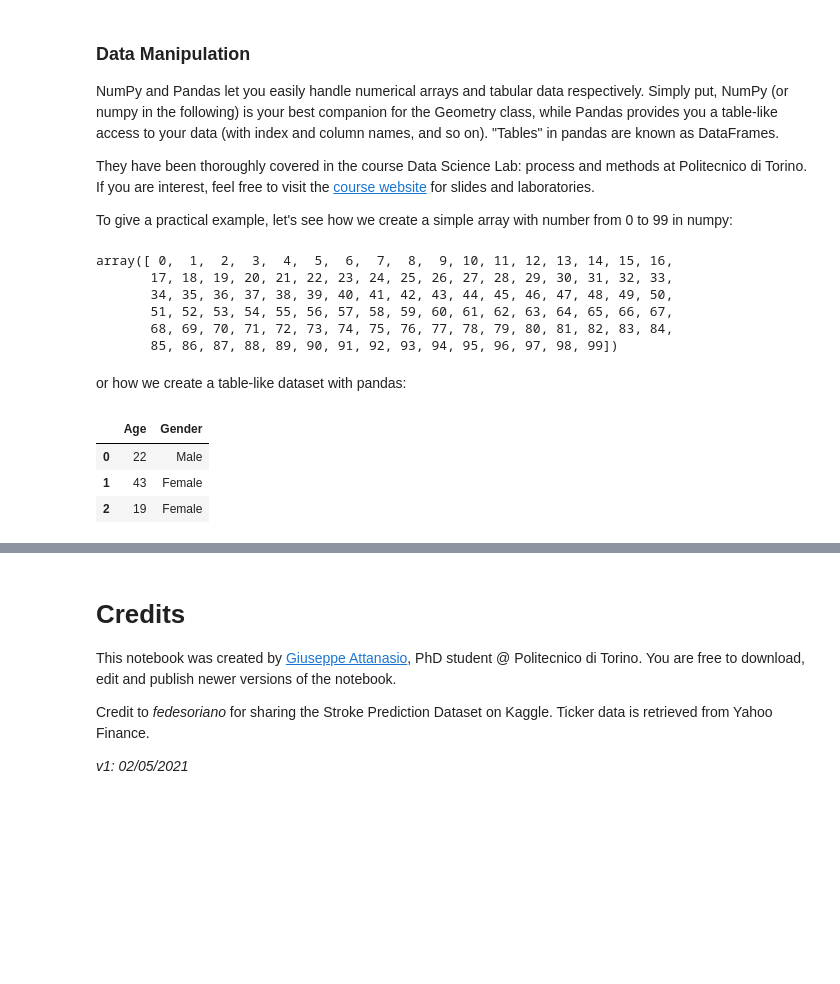
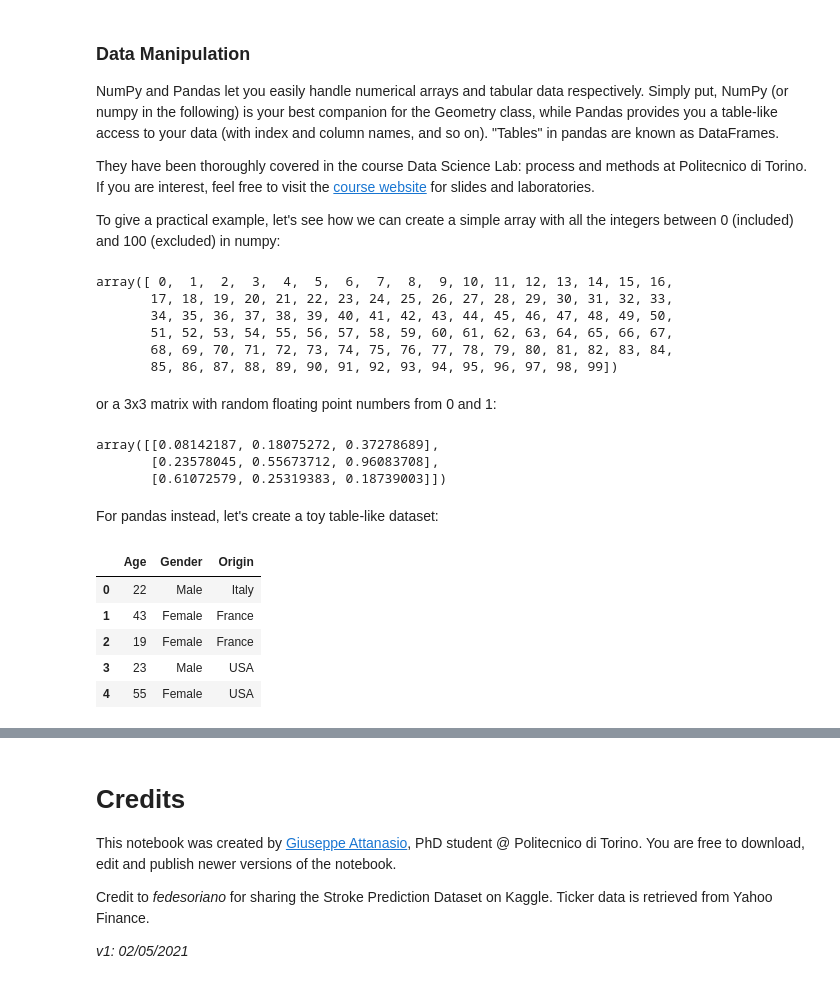
Before and after one commit to g8a9/data_theory, a Jupyter notebook: main.ipynb, the cells around one changed output, grey strips where cells are left out. Drawn from its saved outputs; the diff is of its cells as text; code cells hidden in the pictures; blank space fills up the shorter version.

```diff
--- a/main.ipynb
+++ b/main.ipynb
@@ -65,7 +67,7 @@ Simply put, NumPy (or numpy in the following) is your best companion for the Geo
 
 They have been thoroughly covered in the course Data Science Lab: process and methods at Politecnico di Torino. If you are interest, feel free to visit the [course website](https://dbdmg.polito.it/wordpress/teaching/data-science-lab-process-and-methods-2020-2021/) for slides and laboratories.
 
-To give a practical example, let's see how we create a simple array with number from 0 to 99 in numpy:
+To give a practical example, let's see how we can create a simple array with all the integers between 0 (included) and 100 (excluded) in numpy:
 # %%
 np.arange(100)
 # %% [output]
@@ -75,12 +77,29 @@ array([ 0,  1,  2,  3,  4,  5,  6,  7,  8,  9, 10, 11, 12, 13, 14, 15, 16,
        51, 52, 53, 54, 55, 56, 57, 58, 59, 60, 61, 62, 63, 64, 65, 66, 67,
        68, 69, 70, 71, 72, 73, 74, 75, 76, 77, 78, 79, 80, 81, 82, 83, 84,
        85, 86, 87, 88, 89, 90, 91, 92, 93, 94, 95, 96, 97, 98, 99])
+# %% [markdown]
+or a 3x3 matrix with random floating point numbers from 0 and 1:
+# %%
+np.random.random((3,3))
+# %% [output]
+array([[0.08142187, 0.18075272, 0.37278689],
+       [0.23578045, 0.55673712, 0.96083708],
+       [0.61072579, 0.25319383, 0.18739003]])
 # %% [markdown]
-or how we create a table-like dataset with pandas:
+For pandas instead, let's create a toy table-like dataset:
 # %%
-pd.DataFrame({"Age": [22, 43, 19], "Gender": ["Male", "Female", "Female"]})
+toy_df = pd.DataFrame(
+    {
+        "Age": [22, 43, 19, 23, 55],
+        "Gender": ["Male", "Female", "Female", "Male", "Female"],
+        "Origin": ["Italy", "France", "France", "USA", "USA"]
+    }
+)
+toy_df
 # %% [output]
-|  | Age | Gender |
-| 0 | 22 | Male |
-| 1 | 43 | Female |
-| 2 | 19 | Female |
+|  | Age | Gender | Origin |
+| 0 | 22 | Male | Italy |
+| 1 | 43 | Female | France |
+| 2 | 19 | Female | France |
+| 3 | 23 | Male | USA |
+| 4 | 55 | Female | USA |
```
Also changed, not shown: parts of 37 cells of this notebook.
